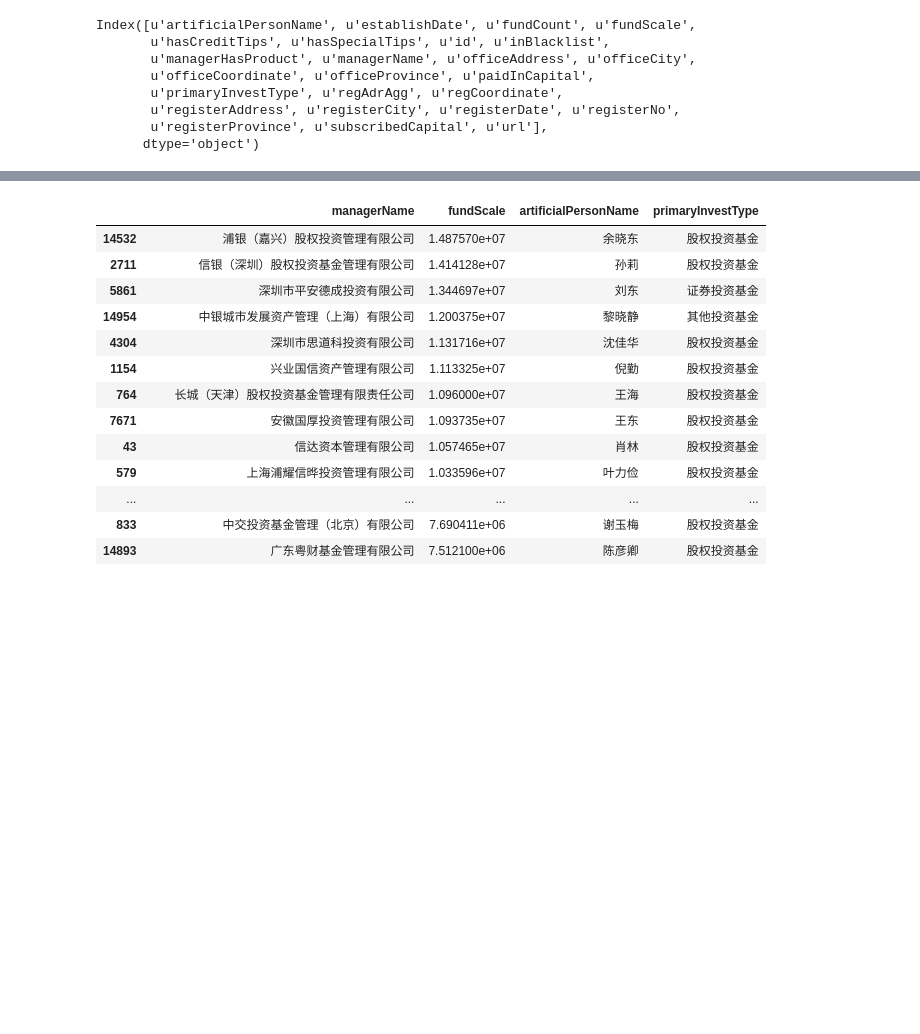
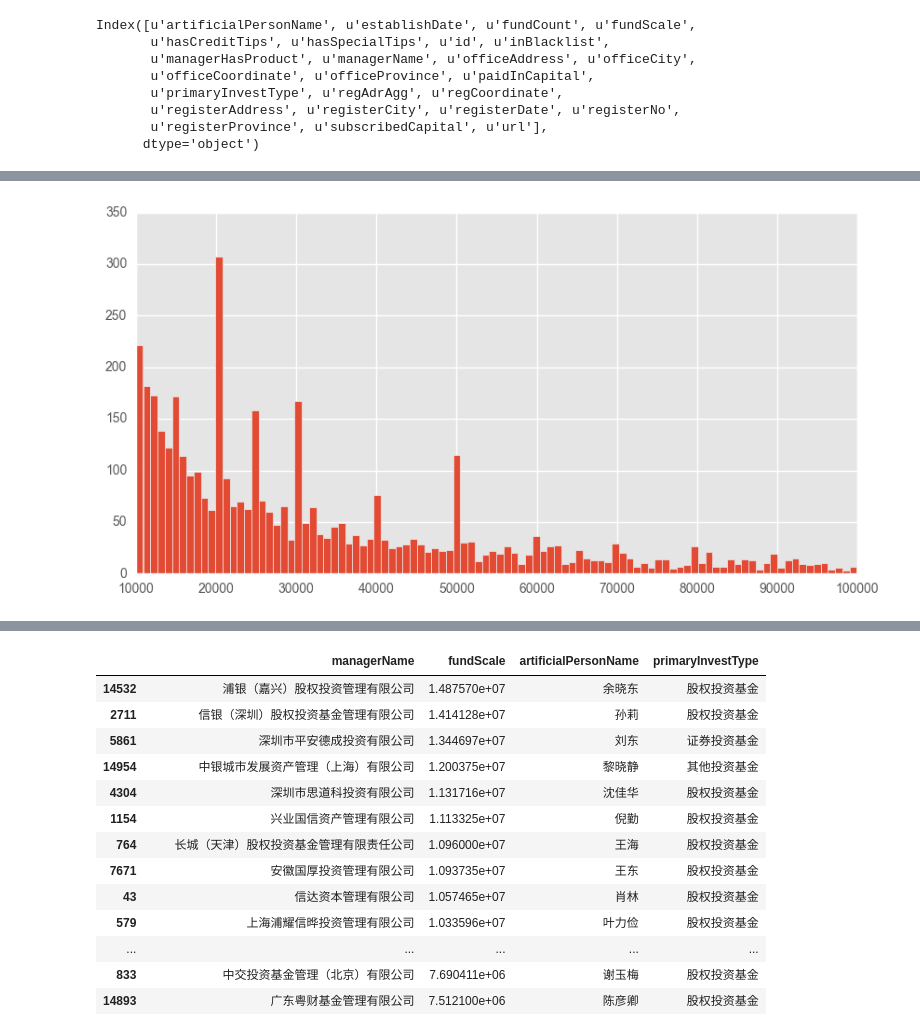
Before and after one commit to stardust-hu/crawl-fund-data, a Jupyter notebook: ana.ipynb, the cells around one changed output, grey strips where cells are left out. Saved outputs shown, nothing was run; the diff lists cells and outputs as text; code cells hidden in the pictures; blank space fills up the shorter version.

```diff
--- a/ana.ipynb
+++ b/ana.ipynb
@@ -43,0 +69,6 @@ Name: fundScale, dtype: float64
+# %%
+plt.figure(figsize=(10,5))
+plt.hist(fundScale[(1e4<fundScale) & (fundScale<1e5)], bins=100)
+plt.show()
+# %% [output]
+[figure, added]
```
Also changed, not shown: parts of 13 cells of this notebook, 2 other files.
